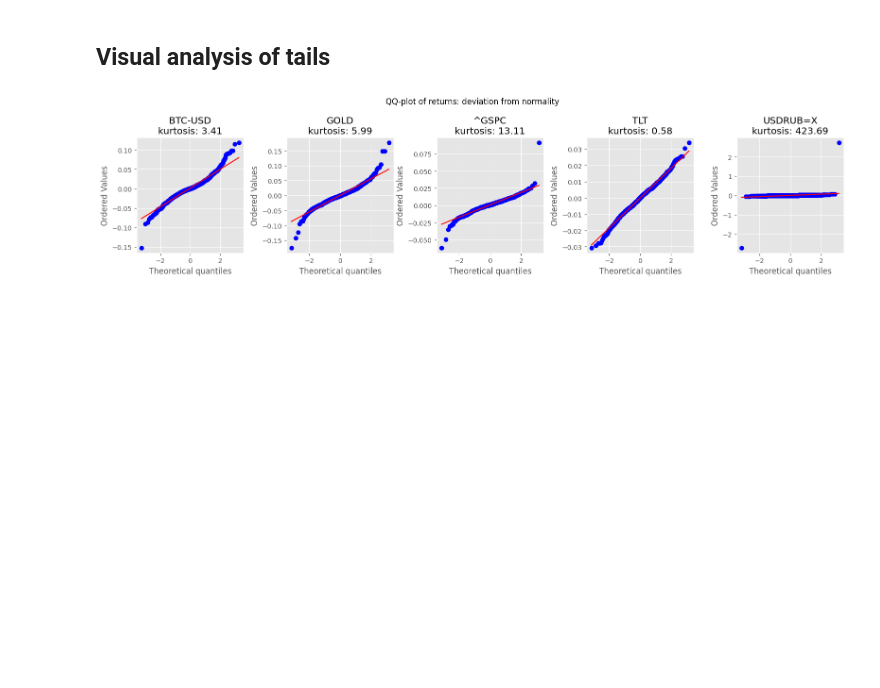
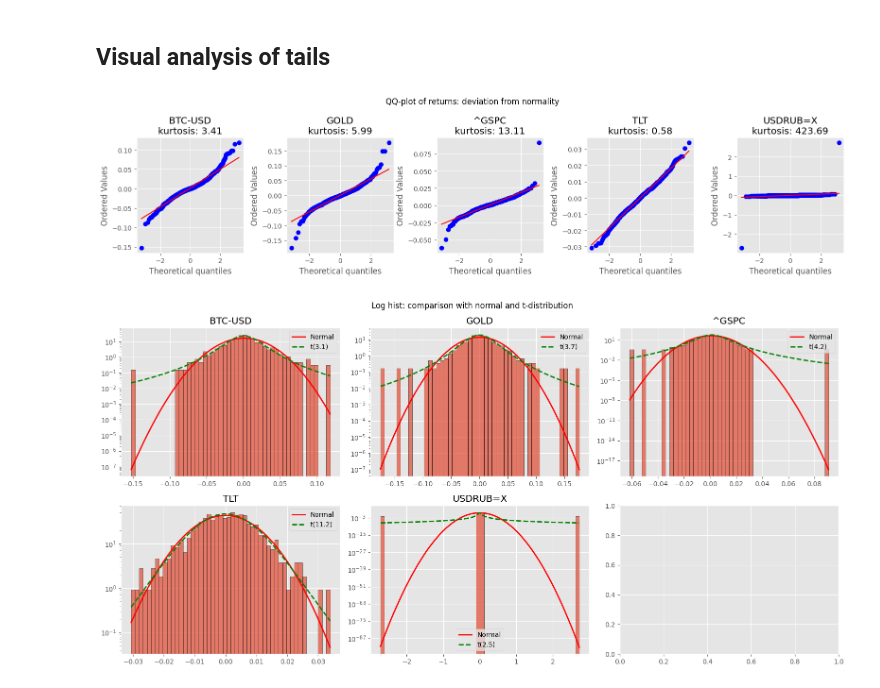
Before and after one commit to fadeeva/Risk_Alpha_Stable, a Jupyter notebook: notebooks/EDA.ipynb, the cells around one changed output. Cells and saved outputs as stored; diff of their text form; code cells hidden in the pictures; blank space fills up the shorter version.

Commit message:
Log Histogram

```diff
--- a/notebooks/EDA.ipynb
+++ b/notebooks/EDA.ipynb
@@ -50,3 +50,27 @@ plt.suptitle('QQ-plot of returns: deviation from normality')
 plt.tight_layout();
 # %% [output]
 [figure]
+# %%
+fig, axes = plt.subplots(2, 3, figsize=(16, 8))
+axes = axes.flatten()
+
+for idx, asset in enumerate(data.values()):
+    axes[idx].hist(asset['log_return'], bins=50, density=True, alpha=.7, edgecolor='black')
+
+    # normal distribution
+    x = np.linspace(asset['log_return'].min(), asset['log_return'].max(), 100)
+    axes[idx].plot(x, stats.norm.pdf(x, asset['log_return'].mean(), asset['log_return'].std()),
+                  'r', lw=2, label='Normal')
+
+    # t-distribution (fat tails)
+    df, loc, scale = stats.t.fit(asset['log_return'])
+    axes[idx].plot(x, stats.t.pdf(x, df, loc, scale), 'g--', lw=2, label=f't({df:.1f})')
+
+    axes[idx].set_yscale('log')
+    axes[idx].set_title(f'{asset.columns[0][1]}')
+    axes[idx].legend(fontsize=10)
+
+plt.suptitle('Log hist: comparison with normal and t-distribution')
+plt.tight_layout()
+# %% [output]
+[figure, added]
```
